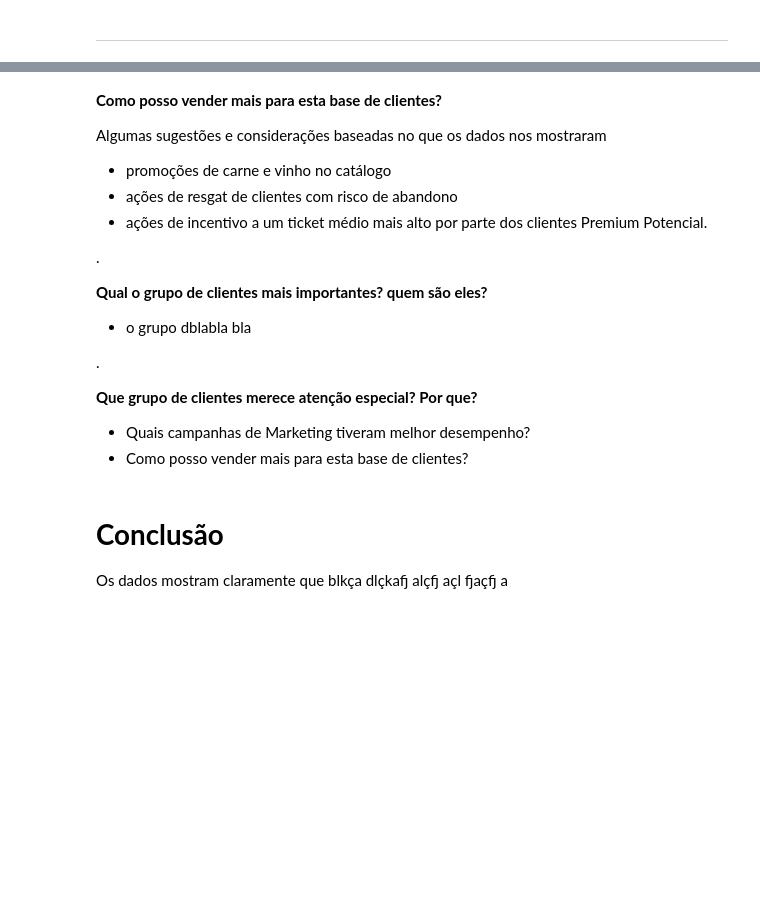
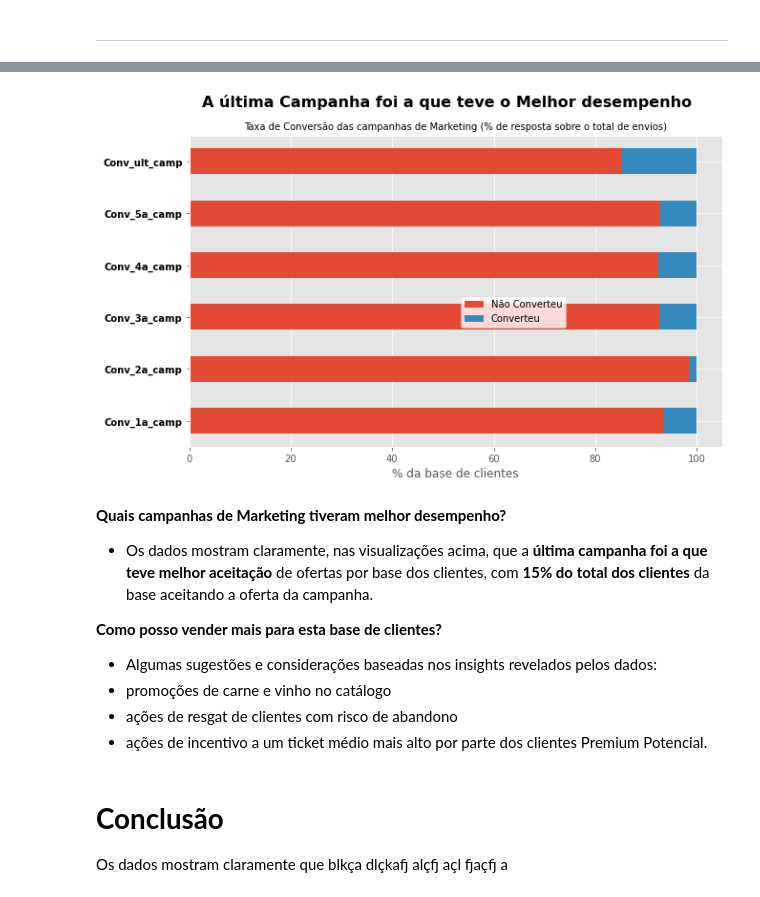
Before and after one commit to MarcioMot4/Maven-Marketing-Analysis-Custommer-Segmentation, a Jupyter notebook: Analise_Clientes_Maven_Marketing.ipynb, the cells around one changed output, grey strips where cells are left out. Saved outputs shown, nothing was run; the diff lists cells and outputs as text; code cells hidden in the pictures; blank space fills up the shorter version.

Commit message:
Incl. Grafico Desemp. Campanhas MKT

```diff
--- a/Analise_Clientes_Maven_Marketing.ipynb
+++ b/Analise_Clientes_Maven_Marketing.ipynb
@@ -1698,0 +1805,5 @@ Agora, já é possível responder aos últimos questionamentos:
+# %%
+# contagem dos valores TRUE e FALSE em cada coluna e divisão da contagem pelo nº total de linhas em cada Atributo (nº total de clietes)
+desemp_camp = base_1_clean[['Conv_1a_camp','Conv_2a_camp','Conv_3a_camp','Conv_4a_camp','Conv_5a_camp', 'Conv_ult_camp']].apply(pd.Series.value_counts) / len(base_1_clean[['Conv_1a_camp','Conv_2a_camp','Conv_3a_camp','Conv_4a_camp','Conv_5a_camp', 'Conv_ult_camp']]) * 100
+desemp_camp = desemp_camp.transpose()
+display (desemp_camp)
@@ -1699,24 +1818,32 @@ Agora, já é possível responder aos últimos questionamentos:
+# %%
+desemp_camp.plot.barh(stacked=True, figsize=(10,6))
+plt.suptitle('A última Campanha foi a que teve o Melhor desempenho', weight='bold', color='black').set_fontsize(16)
+plt.title('Taxa de Conversão das campanhas de Marketing (% de resposta sobre o total de envios)', color = 'black').set_fontsize(10)
+plt.xlabel('% da base de clientes')
+plt.yticks(weight='bold', color='black')
+
+# Customize legend
+legendas = plt.legend (['Não Converteu', 'Converteu'], loc='best', bbox_to_anchor=(0.5, 0., 0.5, 0.5))
+frame = legendas.get_frame()
+frame.set_facecolor('white') # muda a cor da caixa de legendas
+for text in legendas.get_texts():
+    text.set_color('black') # muda a cor do texto de legendas
+
+plt.show()
+# %% [output]
+[figure, added]
 # %% [markdown]
+**Quais campanhas de Marketing tiveram melhor desempenho?**
+
+ - Os dados mostram claramente, nas visualizações acima, que a **última campanha foi a que teve melhor aceitação** de ofertas por base dos clientes, com **15% do total dos clientes** da base aceitando a oferta da campanha.
+
 
 **Como posso vender mais para esta base de clientes?**
 
-Algumas sugestões e considerações baseadas no que os dados nos mostraram
+- Algumas sugestões e considerações baseadas nos insights revelados pelos dados:
  - promoções de carne e vinho no catálogo
  - ações de resgat de clientes com risco de abandono
  - ações de incentivo a um ticket médio mais alto por parte dos clientes Premium Potencial.
-
-
-.
-
-**Qual o grupo de clientes mais importantes? quem são eles?**
- - o grupo dblabla bla
-
-
- .
-
-**Que grupo de clientes merece atenção especial? Por que?**
-   -  Quais campanhas de Marketing tiveram melhor desempenho?
-   -  Como posso vender mais para esta base de clientes?
 # %% [markdown]
 # **Conclusão**
 
```
Also changed, not shown: parts of 38 cells of this notebook.
